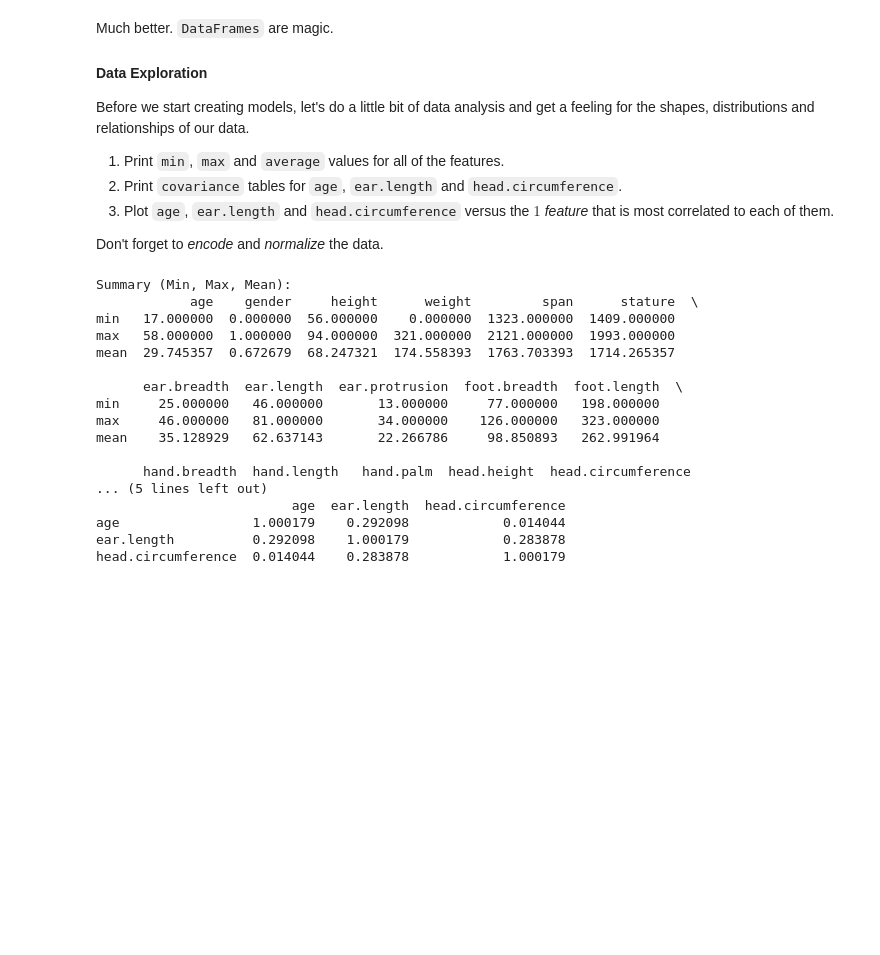
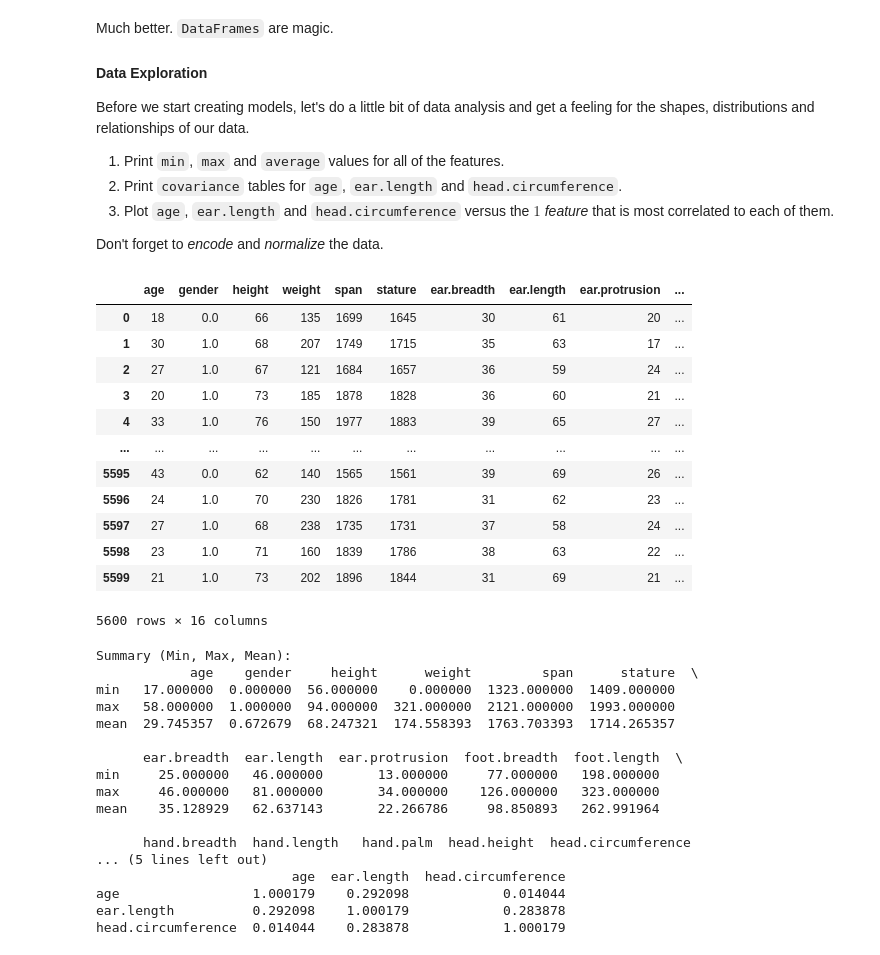
Before and after one commit to SM-ML-2026/Homework06, a Jupyter notebook: Homework06.ipynb, the cells around one changed output. Cells and saved outputs as stored; diff of their text form; code cells hidden in the pictures; blank space fills up the shorter version.

```diff
--- a/Homework06.ipynb
+++ b/Homework06.ipynb
@@ -114,6 +114,22 @@ Before we start creating models, let's do a little bit of data analysis and get
 3. Plot `age`, `ear.length` and `head.circumference` versus the $1$ *feature* that is most correlated to each of them.
 
 Don't forget to *encode* and *normalize* the data.
+# %%
+ansur_df
+# %% [output]
+|  | age | gender | height | weight | span | stature | ear.breadth | ear.length | ear.protrusion | ... |
+| 0 | 18 | 0.0 | 66 | 135 | 1699 | 1645 | 30 | 61 | 20 | ... |
+| 1 | 30 | 1.0 | 68 | 207 | 1749 | 1715 | 35 | 63 | 17 | ... |
+| 2 | 27 | 1.0 | 67 | 121 | 1684 | 1657 | 36 | 59 | 24 | ... |
+| 3 | 20 | 1.0 | 73 | 185 | 1878 | 1828 | 36 | 60 | 21 | ... |
+| 4 | 33 | 1.0 | 76 | 150 | 1977 | 1883 | 39 | 65 | 27 | ... |
+| ... | ... | ... | ... | ... | ... | ... | ... | ... | ... | ... |
+| 5595 | 43 | 0.0 | 62 | 140 | 1565 | 1561 | 39 | 69 | 26 | ... |
+| 5596 | 24 | 1.0 | 70 | 230 | 1826 | 1781 | 31 | 62 | 23 | ... |
+| 5597 | 27 | 1.0 | 68 | 238 | 1735 | 1731 | 37 | 58 | 24 | ... |
+| 5598 | 23 | 1.0 | 71 | 160 | 1839 | 1786 | 38 | 63 | 22 | ... |
+| 5599 | 21 | 1.0 | 73 | 202 | 1896 | 1844 | 31 | 69 | 21 | ... |
+5600 rows × 16 columns
 # %%
 # Work on Data Exploration here
 
```
Also changed, not shown: parts of 3 cells of this notebook.
